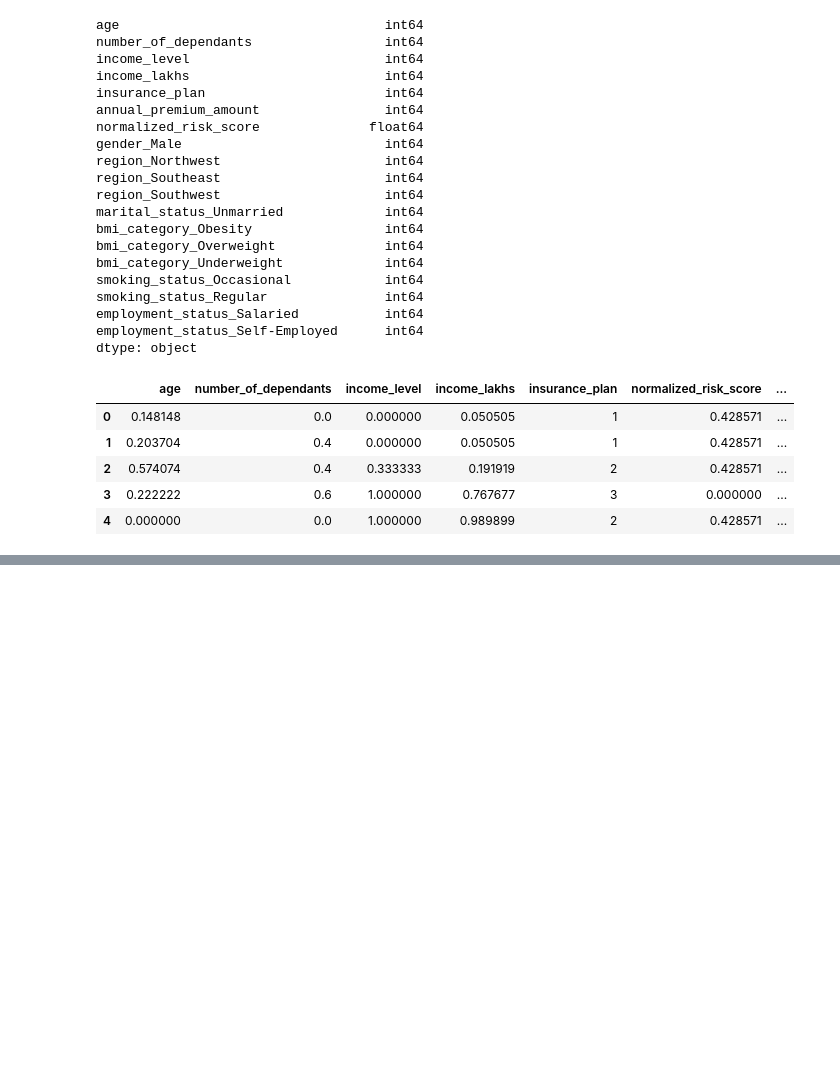
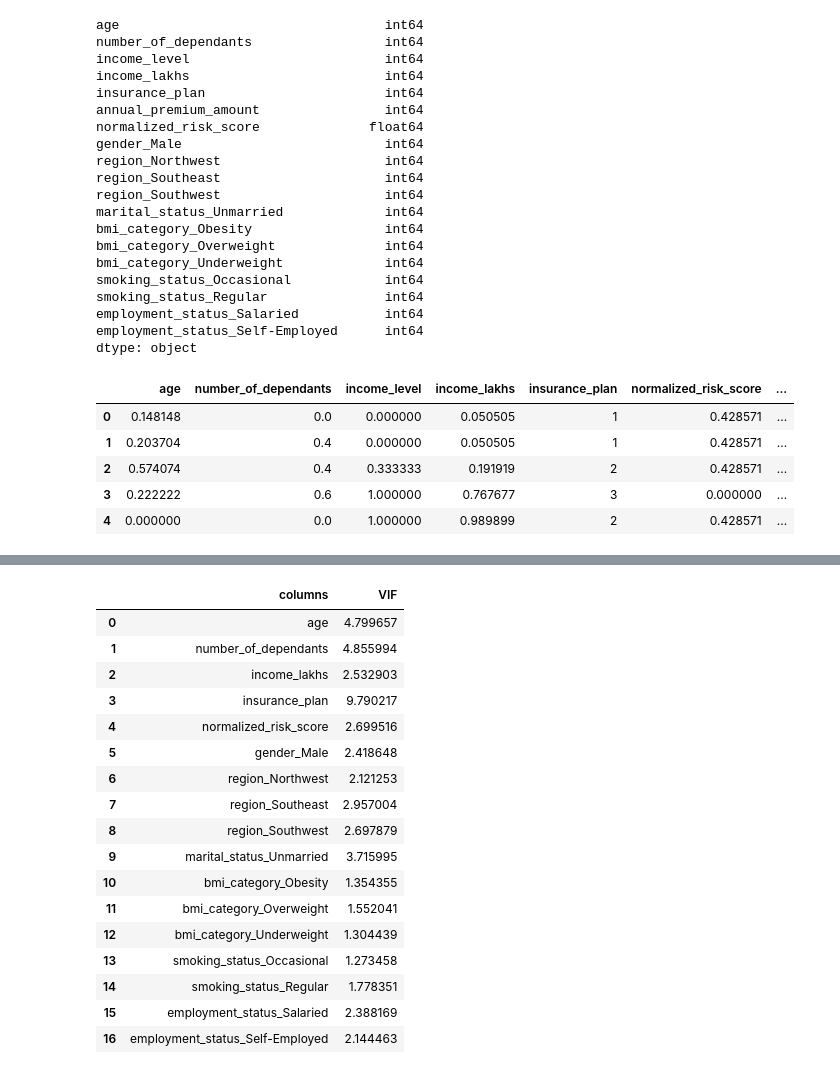
Before and after one commit to Hanishka-Kela/Healthcare-Premium-Prediction--Regression-, a Jupyter notebook: Data_resources/ml_prediction.ipynb, the cells around one changed output, grey strips where cells are left out. Cells and saved outputs as stored; diff of their text form; code cells hidden in the pictures; blank space fills up the shorter version.

```diff
--- a/Data_resources/ml_prediction.ipynb
+++ b/Data_resources/ml_prediction.ipynb
@@ -451,3 +446,11 @@ X.head()
 | 2 | 0.574074 | 0.4 | 0.333333 | 0.191919 | 2 | 0.428571 | ... |
 | 3 | 0.222222 | 0.6 | 1.000000 | 0.767677 | 3 | 0.000000 | ... |
 | 4 | 0.000000 | 0.0 | 1.000000 | 0.989899 | 2 | 0.428571 | ... |
+# %%
+def calculate_vif(data):
+    vif_df=pd.DataFrame()
+    vif_df['columns']=data.columns
+    vif_df['VIF']=[variance_inflation_factor(data.values,i)for i in range(data.shape[1])]
+    return vif_df
+
+calculate_vif(X)
@@ -453,0 +475,21 @@ X.head()
+# %%
+calculate_vif(X.drop('income_level',axis='columns'))
+# %% [output]
+|  | columns | VIF |
+| 0 | age | 4.799657 |
+| 1 | number_of_dependants | 4.855994 |
+| 2 | income_lakhs | 2.532903 |
+| 3 | insurance_plan | 9.790217 |
+| 4 | normalized_risk_score | 2.699516 |
+| 5 | gender_Male | 2.418648 |
+| 6 | region_Northwest | 2.121253 |
+| 7 | region_Southeast | 2.957004 |
+| 8 | region_Southwest | 2.697879 |
+| 9 | marital_status_Unmarried | 3.715995 |
+| 10 | bmi_category_Obesity | 1.354355 |
+| 11 | bmi_category_Overweight | 1.552041 |
+| 12 | bmi_category_Underweight | 1.304439 |
+| 13 | smoking_status_Occasional | 1.273458 |
+| 14 | smoking_status_Regular | 1.778351 |
+| 15 | employment_status_Salaried | 2.388169 |
+| 16 | employment_status_Self-Employed | 2.144463 |
```
Also changed, not shown: parts of 4 cells of this notebook.
